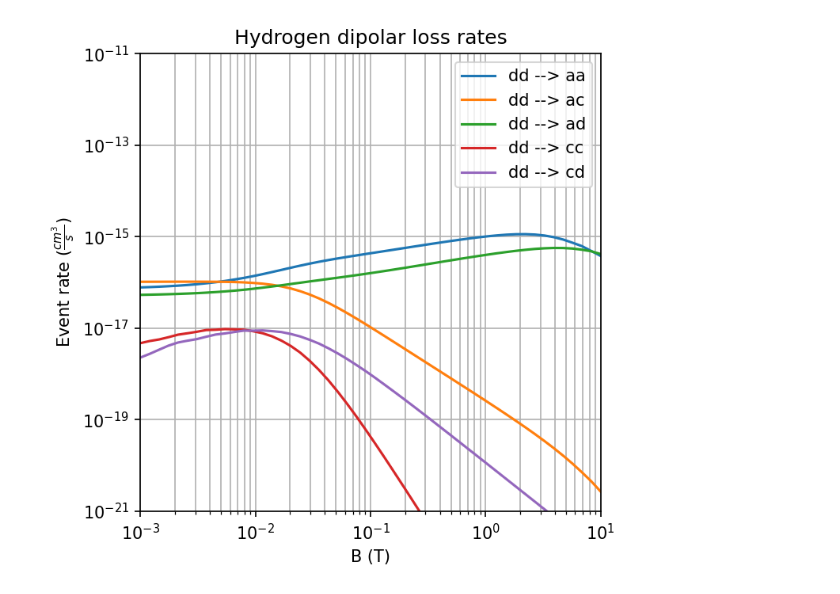
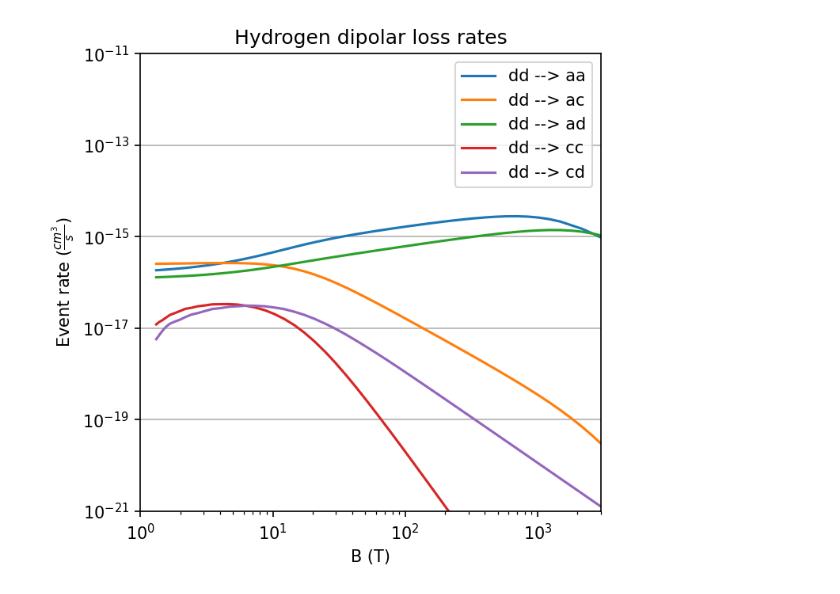
Before and after one commit to UTA-NURES/AtomicHScattering, a Jupyter notebook: examples/Dipolar Losses.ipynb, the cells around one changed output. Cells and saved outputs as stored; diff of their text form; code cells hidden in the pictures.

```diff
--- a/examples/Dipolar Losses.ipynb
+++ b/examples/Dipolar Losses.ipynb
@@ -42,17 +50,20 @@ plt.show()
 # %%
+B_Naught = 1 + B_values/3.17e-3
+
+
 plt.figure(figsize=(5,5),dpi=150)
 for ci in range(0,len(Channels)):
     Label='dd --> '+str(Channels[ci][0])+str(Channels[ci][1])
-    plt.plot(B_values,LossesH[ci],label=Label)
+    plt.plot(B_Naught,LossesH[ci],label=Label)
     plt.semilogy()
 plt.xlabel("B (T)")
-plt.xlim(0.001, 10)
+plt.xlim(1, 3000)
 plt.ylabel(r'Event rate ($\frac{cm^3}{s}$)')
 plt.ylim(1e-21, 1e-11)
 plt.title("Hydrogen dipolar loss rates")
-plt.grid(which='both')
+plt.grid(axis='y',which='both')
 plt.legend()
 plt.loglog()
 plt.show()
 # %% [output]
-[figure, old version]
+[figure, new version]
```
Also changed, not shown: parts of 2 cells of this notebook, 6 other files.
